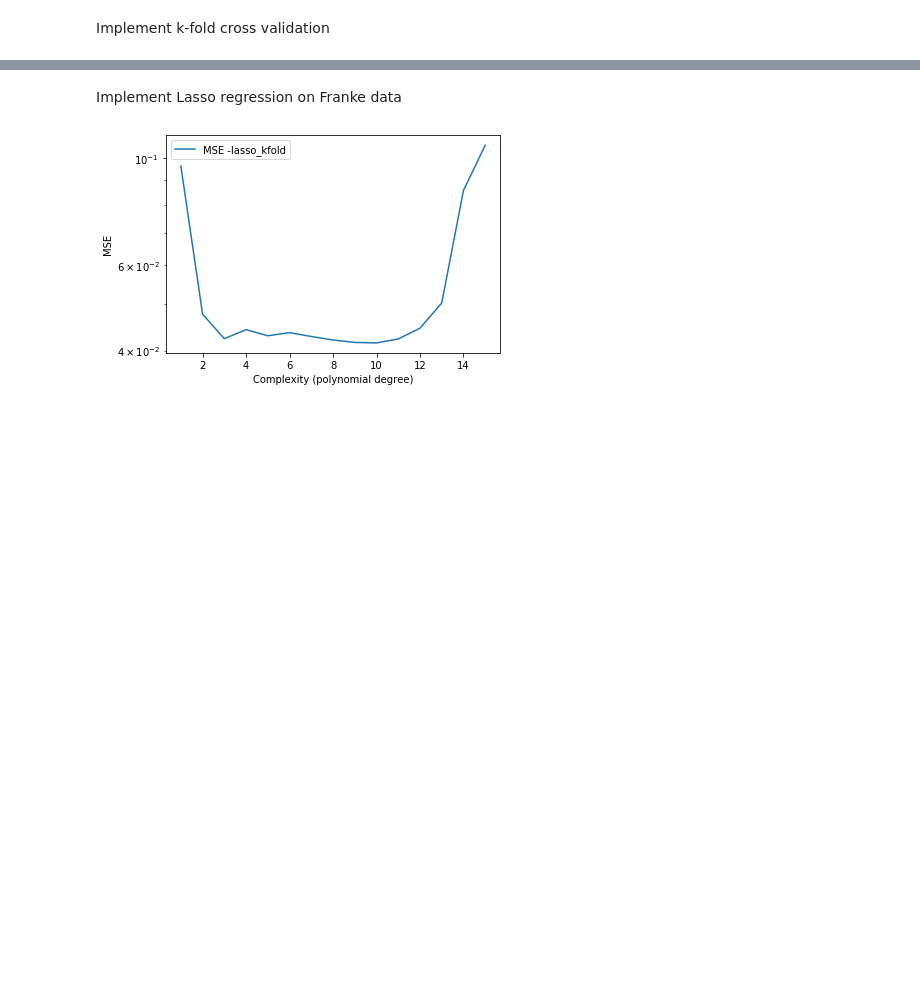
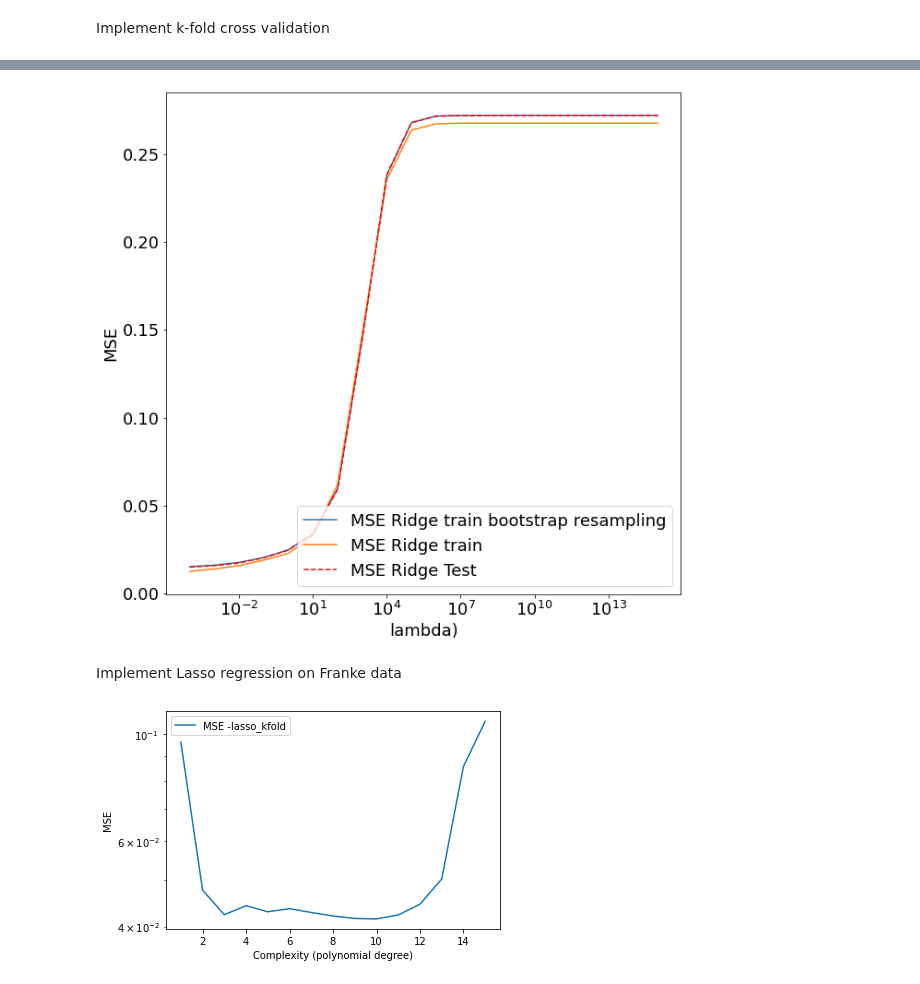
Before and after one commit to tellefs/ML-projects, a Jupyter notebook: project1/project1.ipynb, the cells around one changed output, grey strips where cells are left out. Cells and saved outputs as stored; diff of their text form; code cells hidden in the pictures; blank space fills up the shorter version.

```diff
--- a/project1/project1.ipynb
+++ b/project1/project1.ipynb
@@ -283,3 +280,61 @@ Implement Ridge Regression on Franke data
+# %%
+#perform ridge regression
+p = 5 #polynomial degree
+nlambdas = 20
+lambdas = np.logspace(-4, 15, nlambdas)
+
+X = create_X(x, y, p)
+I = np.eye(X.shape[1])
+
+#split data
+X_train, X_test, z_train, z_test = train_test_split(X, z, test_size=0.2)
+
+#scale data
+scaler = StandardScaler()
+scaler.fit(X_train)
+X_train_scaled = scaler.transform(X_train)
+X_test_scaled = scaler.transform(X_test)
+
+MSE_test = np.zeros(nlambdas)
+MSE_train = np.zeros(nlambdas)
+MSE_test_bootstrap = np.zeros(nlambdas)
+MSE_test_cvd = np.zeros(nlambdas)
+
+for i in range(nlambdas):
+    _lambda = lambdas[i]
+    beta = np.linalg.inv(X_train.T @ X_train + _lambda*I) @ X_train.T @ z_train #beta from Ridge-regression
+    # and then make the prediction
+    z_tilde = X_train @ beta
+    z_predict = X_test @ beta
+    MSE_train[i] = MSE(z_train, z_tilde)
+    MSE_test[i] = MSE(z_test, z_predict)
+
+    #Perform Ridge with bootstrap resampling
+    MSE_test_bootstrap_values = np.zeros(n_bootstraps)
+    z_predicted_bootstrap = np.empty((X_test.shape[0], n_bootstraps))
+
+    for j in range(n_bootstraps):
+        X_train_resample, z_train_resample = resample(X_train, z_train, replace=True)
+        beta = np.linalg.inv(X_train_resample.T @ X_train_resample + _lambda*I) @ X_train_resample.T @ z_train_resample
+        z_predicted_bootstrap[:, j] = X_test @ beta
+        MSE_test_bootstrap_values[j] = MSE(z_test, z_predicted_bootstrap[:, j])
+
+    MSE_test_bootstrap[i] = np.mean(MSE_test_bootstrap_values)
+
+
+
+plt.figure(figsize=(figwidth, figheigth))
+plt.tick_params(axis='both', which='both', labelsize=fontsize)
+plt.plot(lambdas, MSE_test_bootstrap, label = 'MSE Ridge train bootstrap resampling')
+plt.plot(lambdas, MSE_train, label = 'MSE Ridge train')
+plt.plot(lambdas, MSE_test, 'r--', label = 'MSE Ridge Test')
+plt.xscale('log')
+plt.xlabel('lambda)', fontsize=fontsize)
+plt.ylabel('MSE', fontsize=fontsize)
+plt.legend(fontsize=fontsize, loc='lower right')
+plt.show()
+# %% [output]
+[figure, added]
 # %% [markdown]
 Implement Lasso regression on Franke data
 # %%
```
Also changed, not shown: parts of 11 cells of this notebook, 2 other files.
